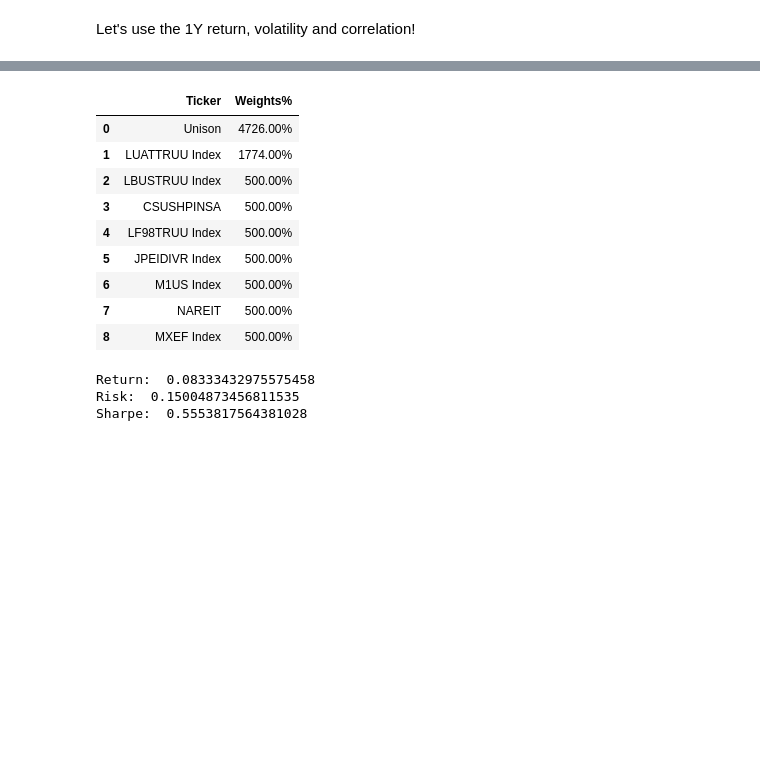
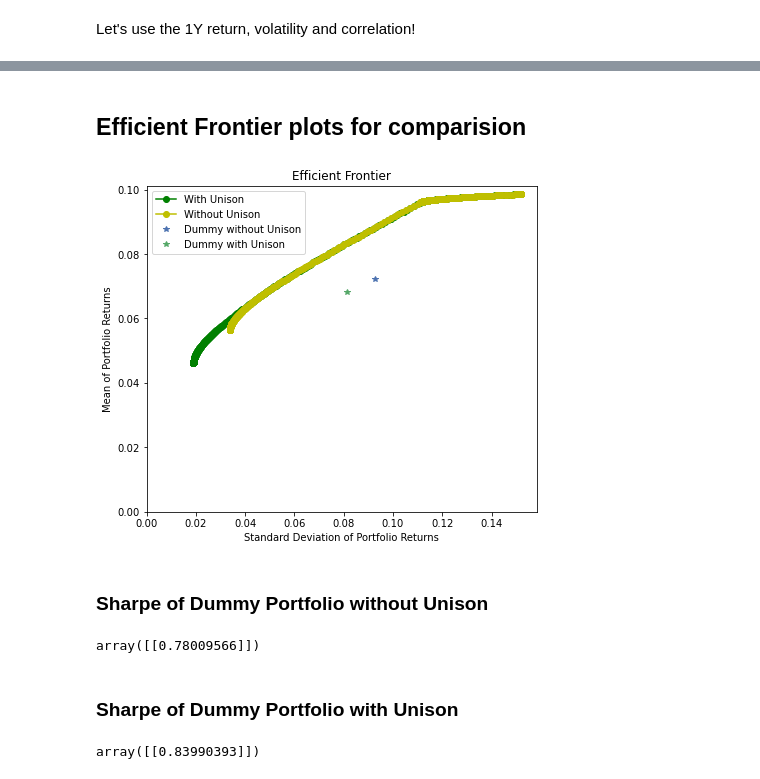
Before and after one commit to pradeeptadas/unison, a Jupyter notebook: UnisonPortOpt.ipynb, the cells around one changed output, grey strips where cells are left out. Saved outputs shown, nothing was run; the diff lists cells and outputs as text; code cells hidden in the pictures; blank space fills up the shorter version.

```diff
--- a/UnisonPortOpt.ipynb
+++ b/UnisonPortOpt.ipynb
@@ -545,40 +637,38 @@ opt_portfolio
-# %%
-sharpe_full = pd.DataFrame(columns=['Sharpe','Risk','Return'])
-sharpe_full['Sharpe'] = sharpe1
-sharpe_full['Risk'] = risks
-sharpe_full['Return'] = returns
-ind_opt = sharpe_full[sharpe_full.Risk.round(1) == 0.2].Sharpe.idxmax()
-opt_portfolio = {}
-opt_portfolio['return'] = returns[ind_opt]
-opt_portfolio['risk'] = risks[ind_opt]
-opt_portfolio['sharpe'] = sharpe1[ind_opt]
-wt = weights[ind_opt]/sum(weights[ind_opt])
-ind_w = np.flip(np.argsort(wt, axis=0), axis=0)
-opt_portfolio['weights'] = wt[ind_w]
-ind_w = ind_w.ravel().tolist()
-sym1 = pd.DataFrame(list(ret))
-sym=sym1.loc[ind_w]
-#sym = [str(sym[k][0][0]) for k in range(len(sym))]
-opt_portfolio['stocks'] = sym
-output = pd.DataFrame(columns=["Ticker","Weights%"])
-output["Ticker"] = sym[0]
-output["Weights%"] = 100*wt[ind_w]
-output = output.reset_index(drop=True)
-display(output)
-print("Return: ",opt_portfolio['return'])
-print("Risk: ",opt_portfolio['risk'])
-print("Sharpe: ",opt_portfolio['sharpe'])
-# %% [output]
-|  | Ticker | Weights% |
-| 0 | Unison | 4726.00% |
-| 1 | LUATTRUU Index | 1774.00% |
-| 2 | LBUSTRUU Index | 500.00% |
-| 3 | CSUSHPINSA | 500.00% |
-| 4 | LF98TRUU Index | 500.00% |
-| 5 | JPEIDIVR Index | 500.00% |
-| 6 | M1US Index | 500.00% |
-| 7 | NAREIT | 500.00% |
-| 8 | MXEF Index | 500.00% |
-Return:  0.08333432975575458
-Risk:  0.15004873456811535
-Sharpe:  0.5553817564381028
+# %% [markdown]
+## Efficient Frontier plots for comparision
+# %%
+#Plot Efficient Frontier
+weights = np.ones((1,7)) * 1/7
+returns = np.dot(weights, ind_er)
+risk = np.sqrt(weights @ ret1MLog_wo_cs.cov() @ weights.T).values *np.sqrt(12)
+ind_er_uni = (1 + ret1MLog.mean())**12 - 1
+weights = np.ones((1,8)) * 1/8
+returns_uni = np.dot(weights, ind_er_uni)
+risk_uni = np.sqrt(weights @ ret1MLog.cov() @ weights.T).values *np.sqrt(12)
+fig, ax = plt.subplots(figsize=(7,6))
+plt.plot(ann_risks_cs, ann_returns_cs, 'g-o', label='With Unison')
+plt.plot(ann_risks_wo_cs, ann_returns_wo_cs, 'y-o', label='Without Unison')
+plt.plot(risk,returns,'*', label='Dummy without Unison')
+plt.plot(risk_uni,returns_uni,'*', label='Dummy with Unison')
+plt.title('Efficient Frontier')
+plt.ylabel('Mean of Portfolio Returns')
+plt.xlabel('Standard Deviation of Portfolio Returns')
+ax.set_ylim(ymin=0)
+ax.set_xlim(xmin=0)
+plt.legend()
+
+plt.show()
+# %% [output]
+[figure, added]
+# %% [markdown]
+### Sharpe of Dummy Portfolio without Unison
+# %%
+returns/risk
+# %% [output]
+array([[0.78009566]])
+# %% [markdown]
+### Sharpe of Dummy Portfolio with Unison
+# %%
+returns_uni/risk_uni
+# %% [output]
+array([[0.83990393]])
```
Also changed, not shown: parts of 26 cells of this notebook, 3 other files.
